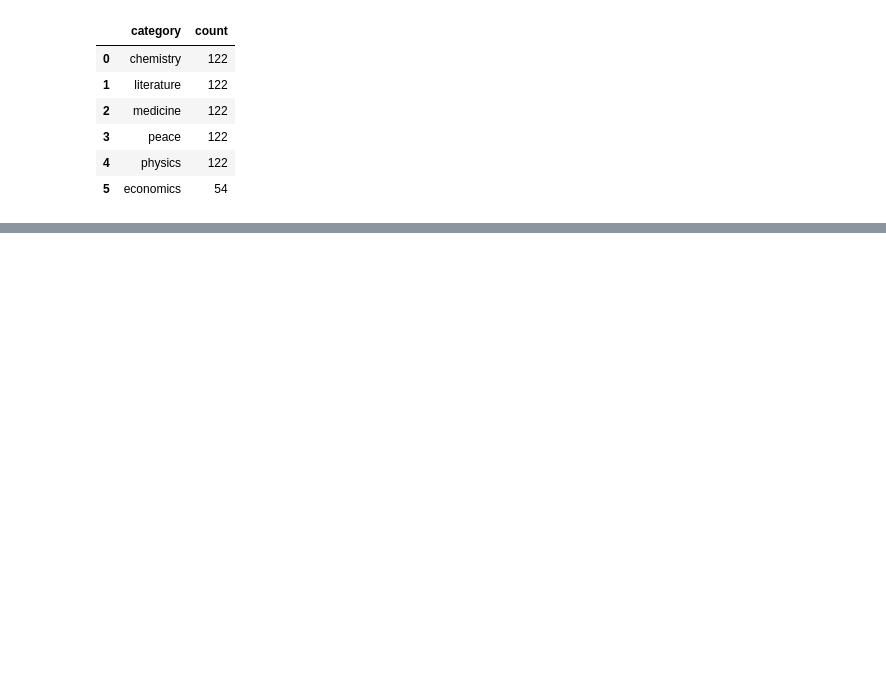
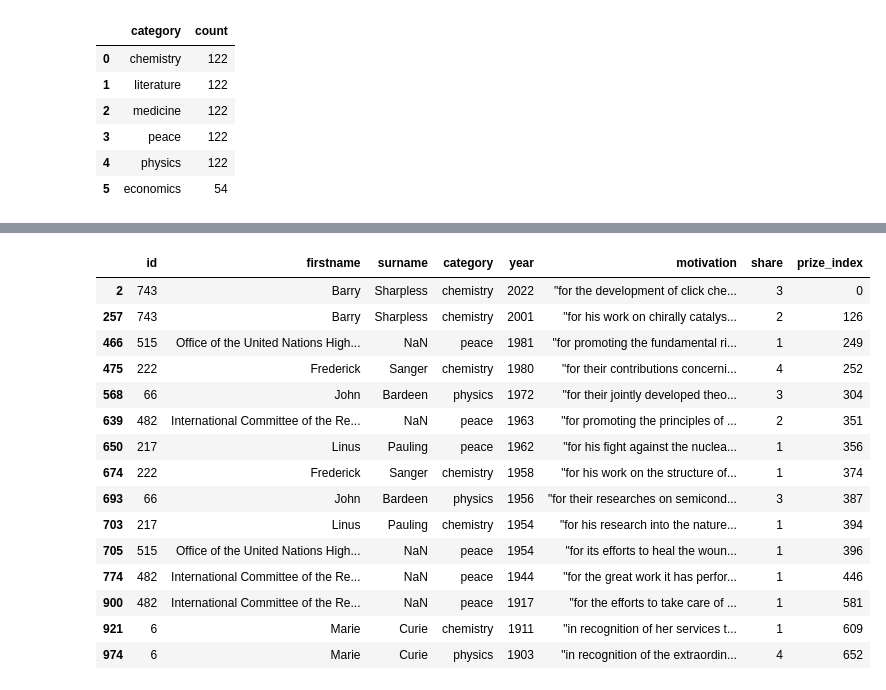
Before and after one commit to mikjf/APIs_JSON_queries, a Jupyter notebook: nobel_prize_api_analysis.ipynb, the cells around one changed output, grey strips where cells are left out. Cells and saved outputs as stored; diff of their text form; code cells hidden in the pictures; blank space fills up the shorter version.

```diff
--- a/nobel_prize_api_analysis.ipynb
+++ b/nobel_prize_api_analysis.ipynb
@@ -131,0 +230,14 @@ df.groupby(["category"]).agg({"category": "count"}).rename(
+# %%
+# reorder columns
+df = df.reindex(
+    columns=[
+        "id",
+        "firstname",
+        "surname",
+        "category",
+        "year",
+        "motivation",
+        "share",
+        "prize_index",
+    ]
+)
@@ -131,0 +263,8 @@ df.groupby(["category"]).agg({"category": "count"}).rename(
+# %%
+# convert object to int for numbers
+df["id"] = df["id"].astype(int)
+df["year"] = df["year"].astype(int)
+df["share"] = df["share"].astype(int)
+
+# dtype check
+df.info()
@@ -131,0 +311,6 @@ df.groupby(["category"]).agg({"category": "count"}).rename(
+# %%
+# drop missing firstname
+df = df.dropna(subset=["firstname"])
+
+# check deletion
+df.shape
@@ -131,0 +354,4 @@ df.groupby(["category"]).agg({"category": "count"}).rename(
+# %%
+# pandas series value counts
+multi_prizes_s = df["id"].value_counts()[df.id.value_counts() > 1]
+multi_prizes_s
@@ -131,0 +367,21 @@ df.groupby(["category"]).agg({"category": "count"}).rename(
+# %%
+# pandas dataframe to get only leaureates ids that have won more than one prize
+multi_prizes_df = df[df["id"].isin(multi_prizes_s.index)]
+multi_prizes_df
+# %% [output]
+|  | id | firstname | surname | category | year | motivation | share | prize_index |
+| 2 | 743 | Barry | Sharpless | chemistry | 2022 | "for the development of click che... | 3 | 0 |
+| 257 | 743 | Barry | Sharpless | chemistry | 2001 | "for his work on chirally catalys... | 2 | 126 |
+| 466 | 515 | Office of the United Nations High... | NaN | peace | 1981 | "for promoting the fundamental ri... | 1 | 249 |
+| 475 | 222 | Frederick | Sanger | chemistry | 1980 | "for their contributions concerni... | 4 | 252 |
+| 568 | 66 | John | Bardeen | physics | 1972 | "for their jointly developed theo... | 3 | 304 |
+| 639 | 482 | International Committee of the Re... | NaN | peace | 1963 | "for promoting the principles of ... | 2 | 351 |
+| 650 | 217 | Linus | Pauling | peace | 1962 | "for his fight against the nuclea... | 1 | 356 |
+| 674 | 222 | Frederick | Sanger | chemistry | 1958 | "for his work on the structure of... | 1 | 374 |
+| 693 | 66 | John | Bardeen | physics | 1956 | "for their researches on semicond... | 3 | 387 |
+| 703 | 217 | Linus | Pauling | chemistry | 1954 | "for his research into the nature... | 1 | 394 |
+| 705 | 515 | Office of the United Nations High... | NaN | peace | 1954 | "for its efforts to heal the woun... | 1 | 396 |
+| 774 | 482 | International Committee of the Re... | NaN | peace | 1944 | "for the great work it has perfor... | 1 | 446 |
+| 900 | 482 | International Committee of the Re... | NaN | peace | 1917 | "for the efforts to take care of ... | 1 | 581 |
+| 921 | 6 | Marie | Curie | chemistry | 1911 | "in recognition of her services t... | 1 | 609 |
+| 974 | 6 | Marie | Curie | physics | 1903 | "in recognition of the extraordin... | 4 | 652 |
```
Also changed, not shown: parts of 38 cells of this notebook.
